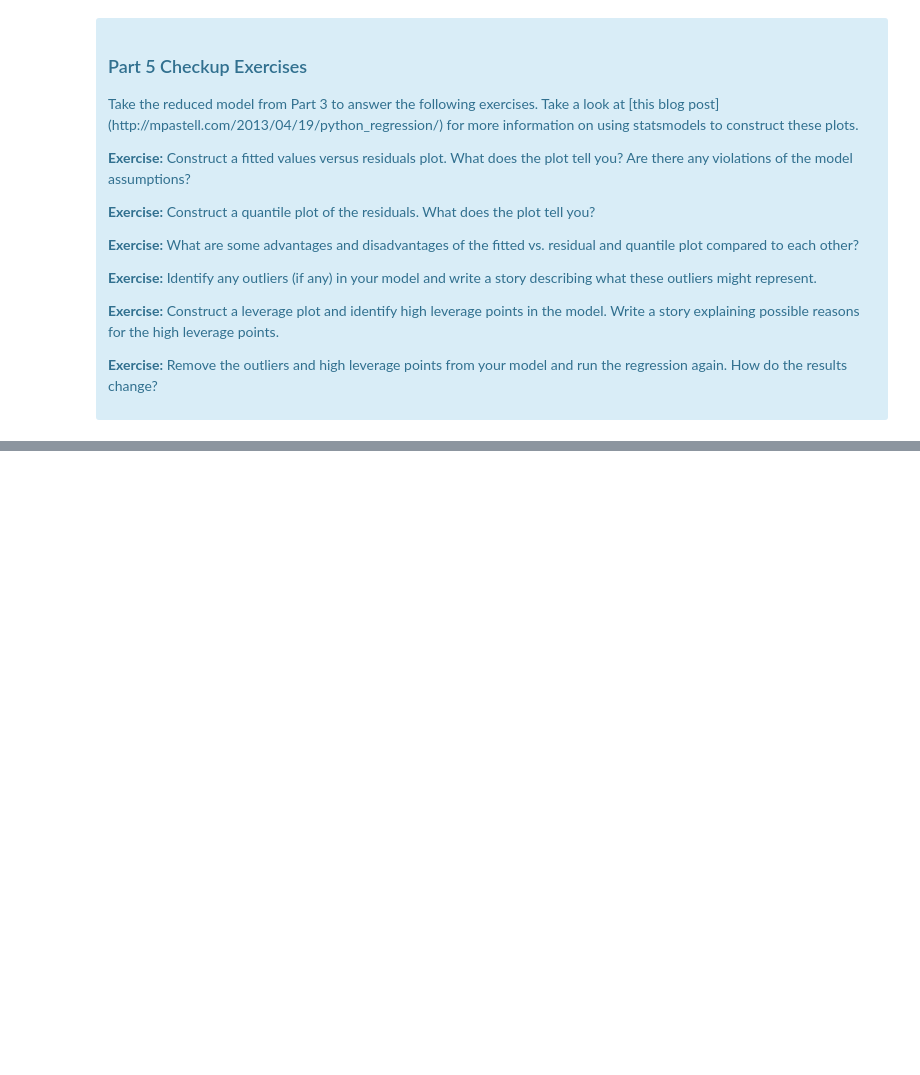
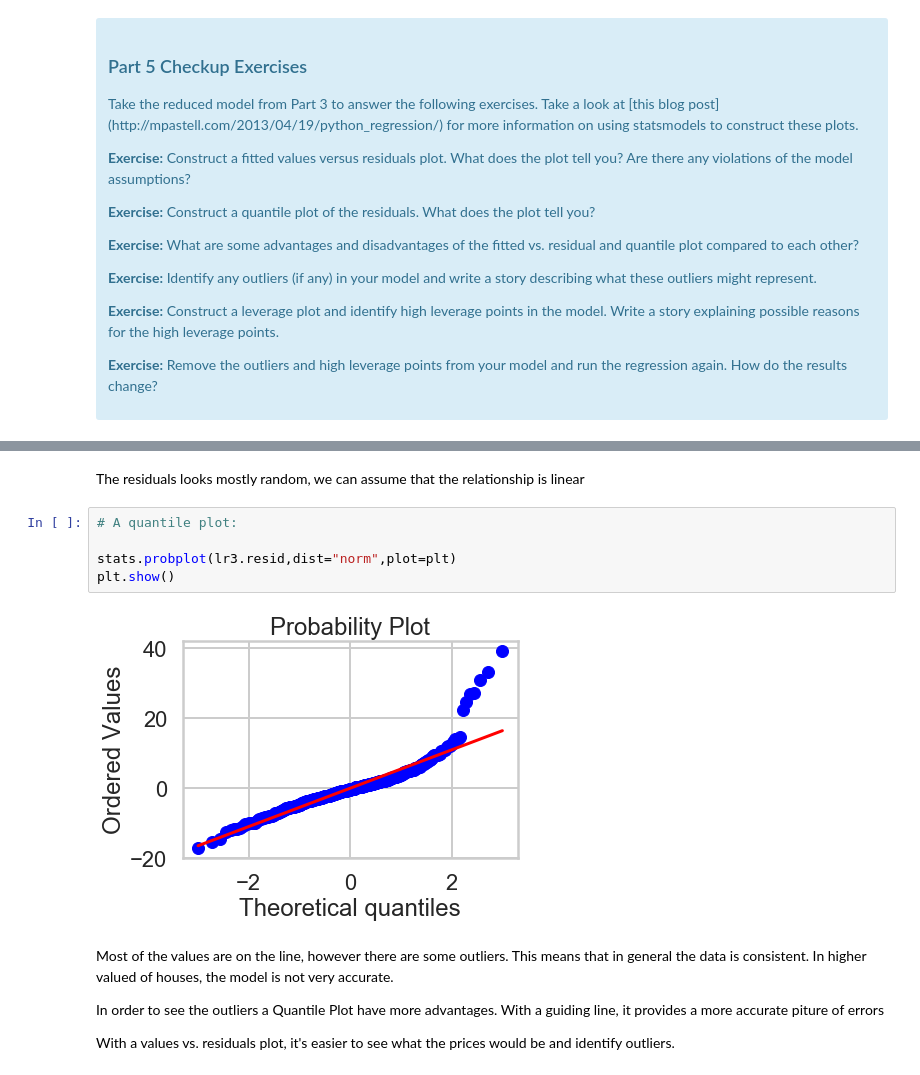
Before and after one commit to kaganilter/PROJECTS, a Jupyter notebook: linear_regression/Mini_Project_Linear_Regression_Boston Housing.ipynb, the cells around one changed output, grey strips where cells are left out. Cells and saved outputs as stored; diff of their text form; blank space fills up the shorter version.

```diff
--- a/linear_regression/Mini_Project_Linear_Regression_Boston Housing.ipynb
+++ b/linear_regression/Mini_Project_Linear_Regression_Boston Housing.ipynb
@@ -831,0 +894,15 @@ There are some other issues that are important investigate with linear regressio
+# %% [markdown]
+The residuals looks mostly random, we can assume that the relationship is linear
+# %%
+# A quantile plot:
+
+stats.probplot(lr3.resid,dist="norm",plot=plt)
+plt.show()
+# %% [output]
+[figure, added]
+# %% [markdown]
+Most of the values are on the line, however there are some outliers. This means that in general the data is consistent. In higher valued of houses, the model is not very accurate.
+
+In order to see the outliers a Quantile Plot have more advantages.  With a guiding line, it provides a more accurate piture of errors
+
+With a values vs. residuals plot, it's easier to see what the prices would be and identify outliers.
```
Also changed, not shown: parts of 20 cells of this notebook.
